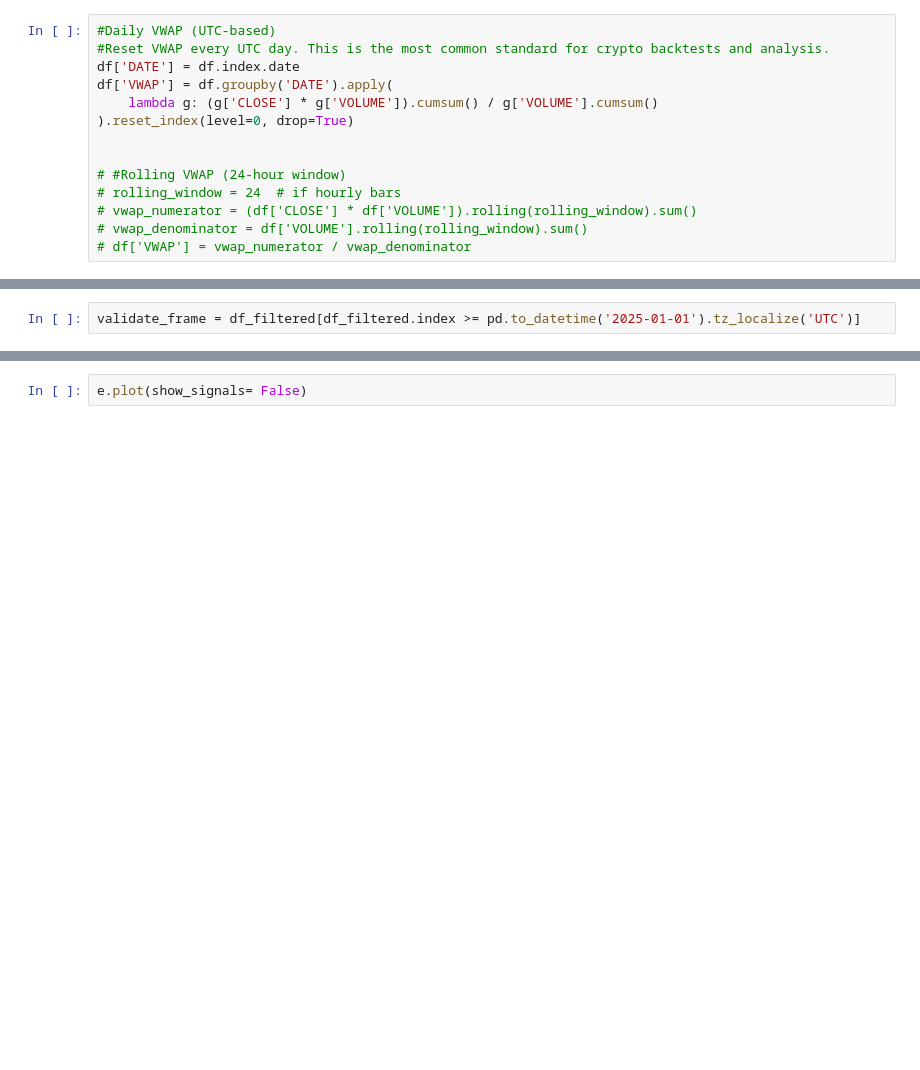
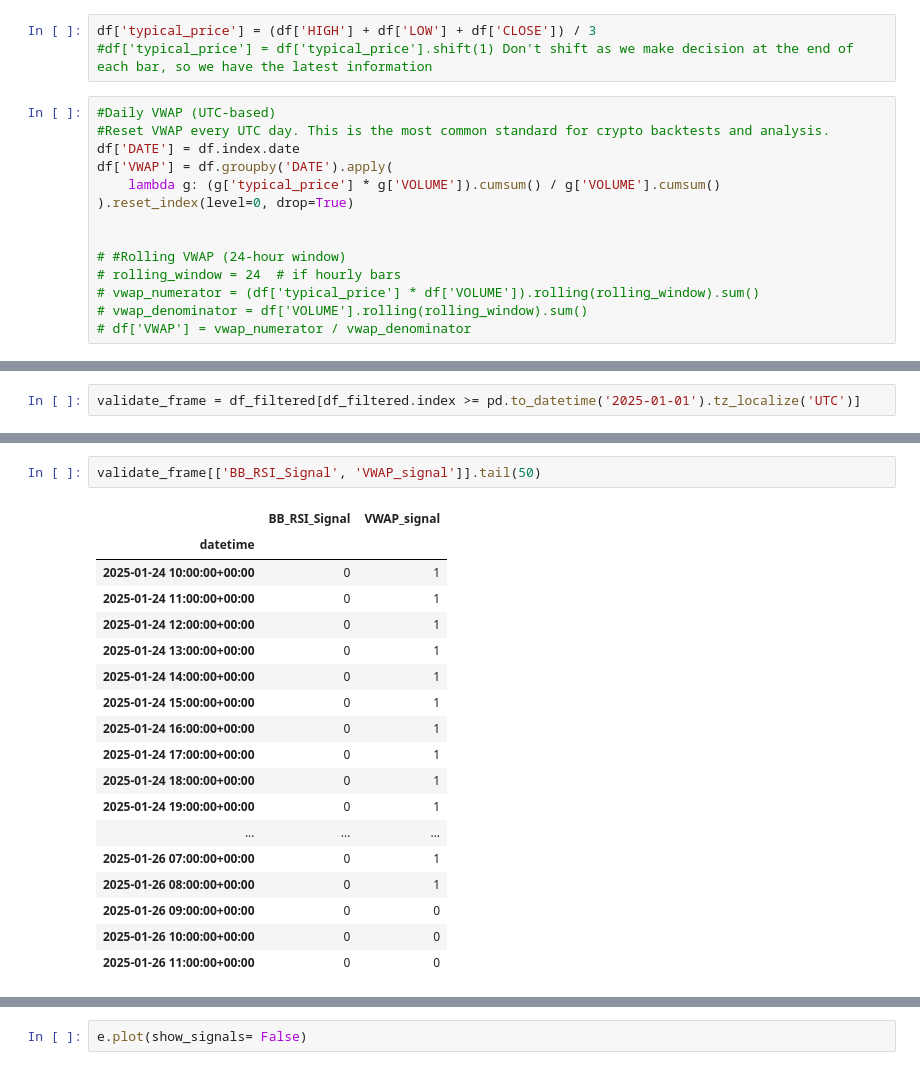
Before and after one commit to ethan-cyj/DSE4211-Group-BTC-Day-Trading, a Jupyter notebook: notebooks/VWAP_Strategy.ipynb, the cells around one changed output, grey strips where cells are left out. Drawn from its saved outputs; the diff is of its cells as text; blank space fills up the shorter version.

```diff
--- a/notebooks/VWAP_Strategy.ipynb
+++ b/notebooks/VWAP_Strategy.ipynb
@@ -24,17 +24,20 @@ df
 # %%
 df['datetime'] = pd.to_datetime(df['datetime'])
 df.set_index('datetime', inplace=True)
+# %%
+df['typical_price'] = (df['HIGH'] + df['LOW'] + df['CLOSE']) / 3
+#df['typical_price'] = df['typical_price'].shift(1) Don't shift as we make decision at the end of each bar, so we have the latest information
 # %%
 #Daily VWAP (UTC-based)
 #Reset VWAP every UTC day. This is the most common standard for crypto backtests and analysis.
 df['DATE'] = df.index.date
 df['VWAP'] = df.groupby('DATE').apply(
-    lambda g: (g['CLOSE'] * g['VOLUME']).cumsum() / g['VOLUME'].cumsum()
+    lambda g: (g['typical_price'] * g['VOLUME']).cumsum() / g['VOLUME'].cumsum()
 ).reset_index(level=0, drop=True)
 
 
 # #Rolling VWAP (24-hour window)
 # rolling_window = 24  # if hourly bars
-# vwap_numerator = (df['CLOSE'] * df['VOLUME']).rolling(rolling_window).sum()
+# vwap_numerator = (df['typical_price'] * df['VOLUME']).rolling(rolling_window).sum()
 # vwap_denominator = df['VOLUME'].rolling(rolling_window).sum()
 # df['VWAP'] = vwap_numerator / vwap_denominator
@@ -93,3 +160,24 @@ dtype: int64
+# %%
+validate_frame[['BB_RSI_Signal', 'VWAP_signal']].tail(50)
+# %% [output]
+|  | BB_RSI_Signal | VWAP_signal |
+| datetime |  |  |
+| 2025-01-24 10:00:00+00:00 | 0 | 1 |
+| 2025-01-24 11:00:00+00:00 | 0 | 1 |
+| 2025-01-24 12:00:00+00:00 | 0 | 1 |
+| 2025-01-24 13:00:00+00:00 | 0 | 1 |
+| 2025-01-24 14:00:00+00:00 | 0 | 1 |
+| 2025-01-24 15:00:00+00:00 | 0 | 1 |
+| 2025-01-24 16:00:00+00:00 | 0 | 1 |
+| 2025-01-24 17:00:00+00:00 | 0 | 1 |
+| 2025-01-24 18:00:00+00:00 | 0 | 1 |
+| 2025-01-24 19:00:00+00:00 | 0 | 1 |
+| ... | ... | ... |
+| 2025-01-26 07:00:00+00:00 | 0 | 1 |
+| 2025-01-26 08:00:00+00:00 | 0 | 1 |
+| 2025-01-26 09:00:00+00:00 | 0 | 0 |
+| 2025-01-26 10:00:00+00:00 | 0 | 0 |
+| 2025-01-26 11:00:00+00:00 | 0 | 0 |
 # %%
 e = Engine(initial_cash = 100_000,asset_type='cryptocurrencies')
 e.add_data(validate_frame)
```
Also changed, not shown: parts of 8 cells of this notebook, 1 other file.
